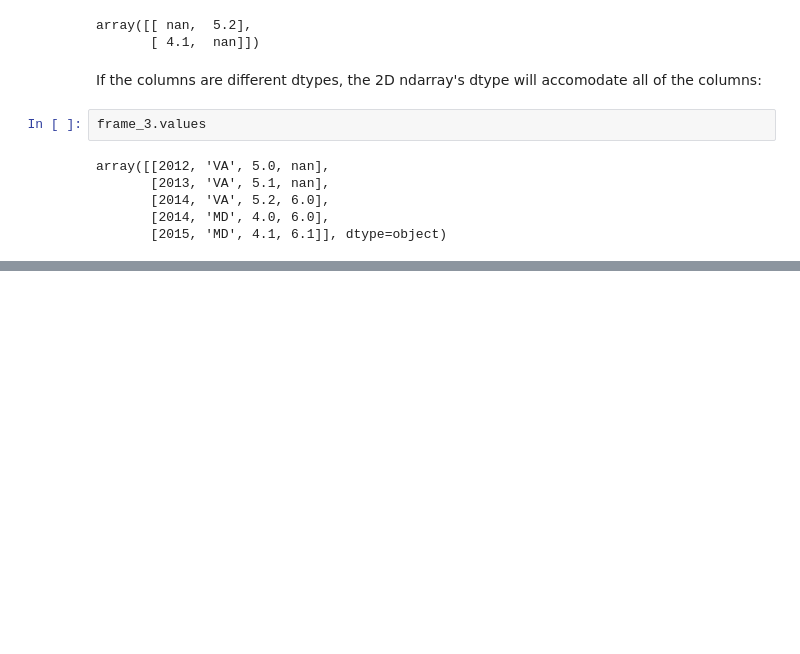
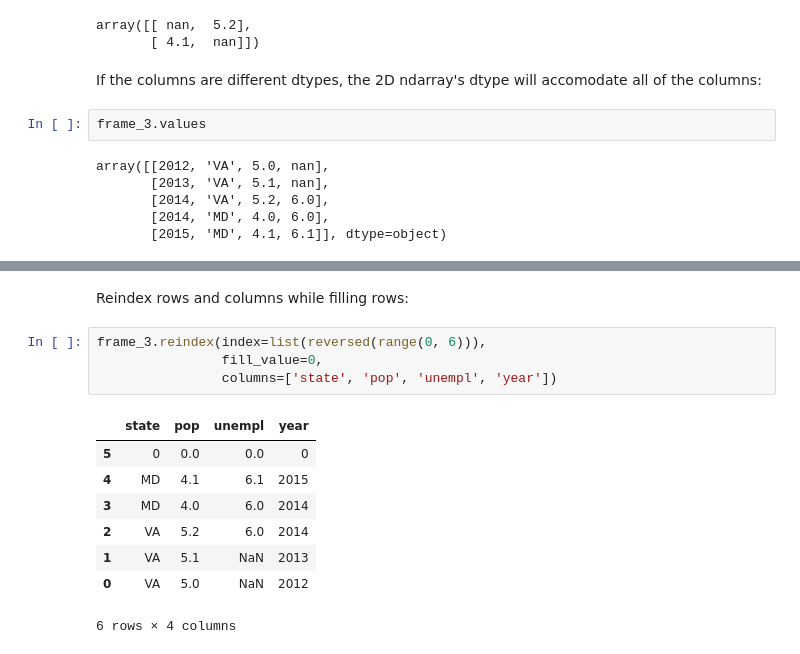
Before and after one commit to donnemartin/data-science-ipython-notebooks, a Jupyter notebook: pandas/pandas.ipynb, the cells around one changed output, grey strips where cells are left out. Drawn from its saved outputs; the diff is of its cells as text; blank space fills up the shorter version.

```diff
--- a/pandas/pandas.ipynb
+++ b/pandas/pandas.ipynb
@@ -384,0 +454,15 @@ array([[2012, 'VA', 5.0, nan],
+# %% [markdown]
+Reindex rows and columns while filling rows:
+# %%
+frame_3.reindex(index=list(reversed(range(0, 6))),
+                fill_value=0,
+                columns=['state', 'pop', 'unempl', 'year'])
+# %% [output]
+|  | state | pop | unempl | year |
+| 5 | 0 | 0.0 | 0.0 | 0 |
+| 4 | MD | 4.1 | 6.1 | 2015 |
+| 3 | MD | 4.0 | 6.0 | 2014 |
+| 2 | VA | 5.2 | 6.0 | 2014 |
+| 1 | VA | 5.1 | NaN | 2013 |
+| 0 | VA | 5.0 | NaN | 2012 |
+6 rows × 4 columns
```
Also changed, not shown: parts of 16 cells of this notebook.
